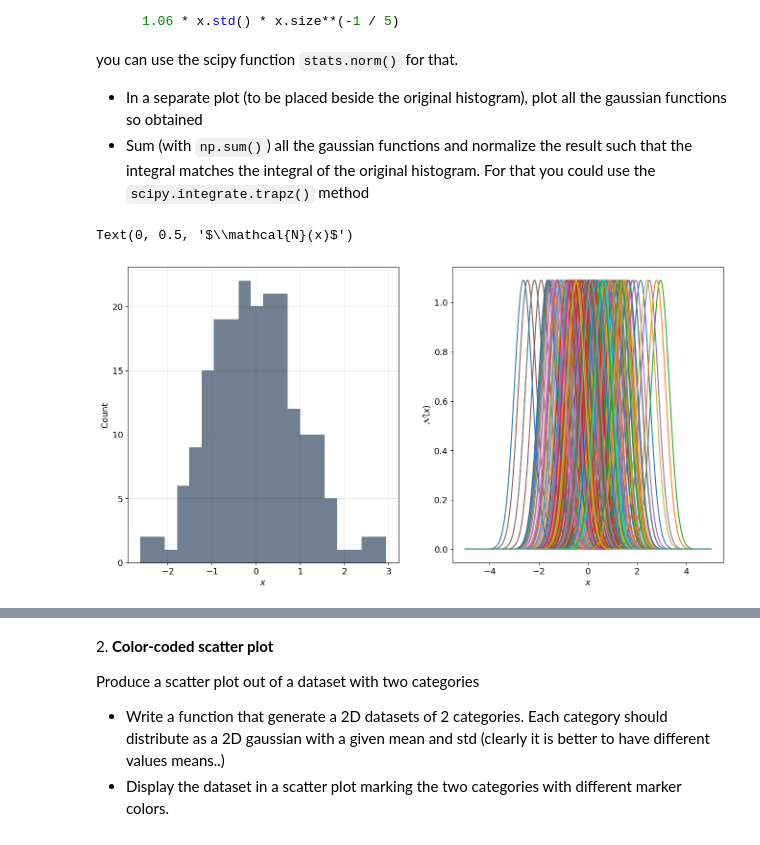
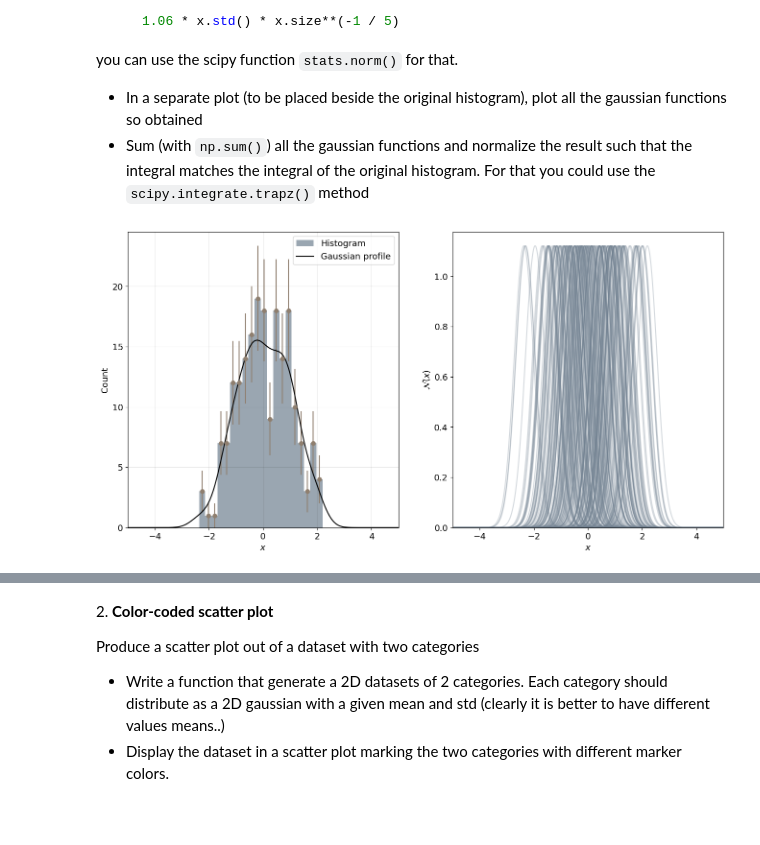
Before and after one commit to gulbord/LaboratoryOfComputationalPhysics_Y5, a Jupyter notebook: 07ex_Visualization.ipynb, the cells around one changed output, grey strips where cells are left out. Drawn from its saved outputs; the diff is of its cells as text; code cells hidden in the pictures.

```diff
--- a/07ex_Visualization.ipynb
+++ b/07ex_Visualization.ipynb
@@ -27,29 +27,47 @@ you can use the scipy function `stats.norm()` for that.
 # %%
 N = 200
 mu = 0
 sigma = 1
 
 # generate N normally distributed numbers
 data = np.random.normal(mu, sigma, N)
 # set standard deviation for the gaussians later on
 std = 1.06 * data.std() * N**(-1 / 5)
 
 domain = np.linspace(-5 * sigma, 5 * sigma, 1000)
 
 fig, (ax1, ax2) = plt.subplots(nrows=1, ncols=2, figsize=(16, 8))
 
 # histogram plot (bins variable is needed later)
-counts, bins, _ = ax1.hist(data, 20, facecolor="#708090")
-ax1.yaxis.get_major_locator().set_params(integer=True)
+counts, bins, _ = ax1.hist(data, 20, facecolor="#708090", alpha=0.7,
+                           label="Histogram")
+midpoints = 0.5 * (bins[:-1] + bins[1:])
+ax1.errorbar(midpoints, counts, yerr=np.sqrt(counts), c="#8f7f6f", fmt='o')
+ax1.locator_params(integer=True)
 ax1.set_xlabel(r"$x$")
 ax1.set_ylabel("Count")
-ax1.grid(visible=True, color="k", alpha=0.1)
+ax1.set_xlim((domain[0], domain[-1]))
+ax1.grid(color="k", alpha=0.1)
 
 # gaussians plot
-for avg in data:
-    ax2.plot(domain, sp.stats.norm.pdf(domain, avg, std))
+gaussians = np.array([sp.stats.norm.pdf(domain, mean, std) for mean in data])
+for gauss_i in gaussians:
+    ax2.plot(domain, gauss_i, c='#708090', alpha=0.3)
+ax2.set_xlim((domain[0], domain[-1]))
+ax2.set_ylim(0)
 ax2.set_xlabel(r"$x$")
 ax2.set_ylabel(r"$\mathcal{N}(x)$")
+
+# sum the gaussians and do the integrals
+gauss_sum = np.sum(gaussians, axis=0)
+hist_integral = sp.integrate.trapz(counts, midpoints)
+gauss_integral = sp.integrate.trapz(gauss_sum, domain)
+# renormalize
+gauss_sum *= hist_integral / gauss_integral
+
+ax1.plot(domain, gauss_sum, c='k', label="Gaussian profile")
+ax1.legend()
+
+plt.show()
 # %% [output]
-Text(0, 0.5, '$\\mathcal{N}(x)$')
-[figure, old version]
+[figure, new version]
```
Also changed, not shown: parts of 5 cells of this notebook, 2 other files.
